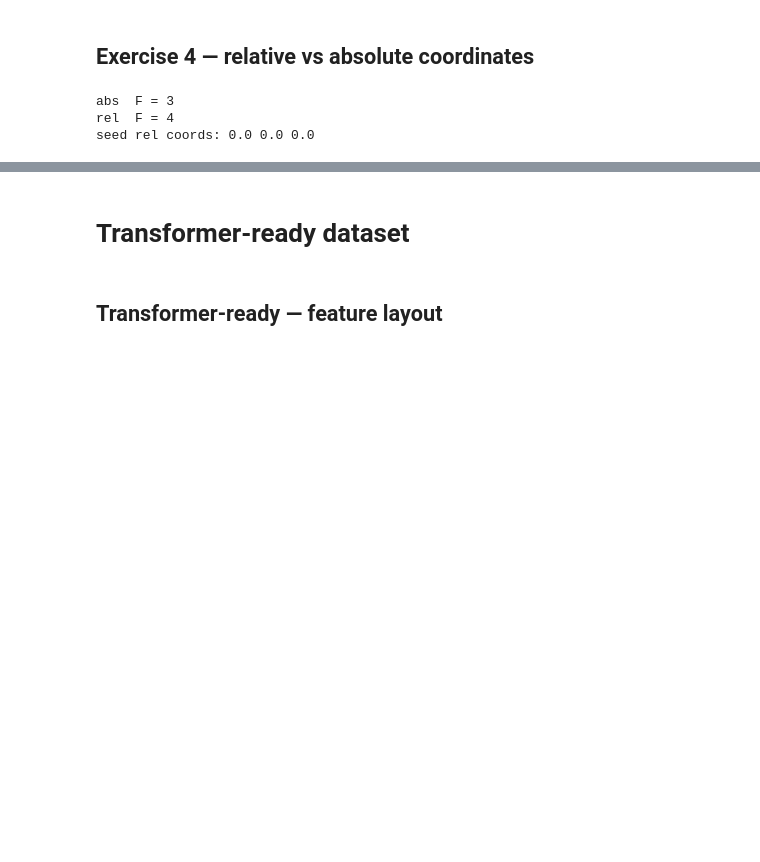
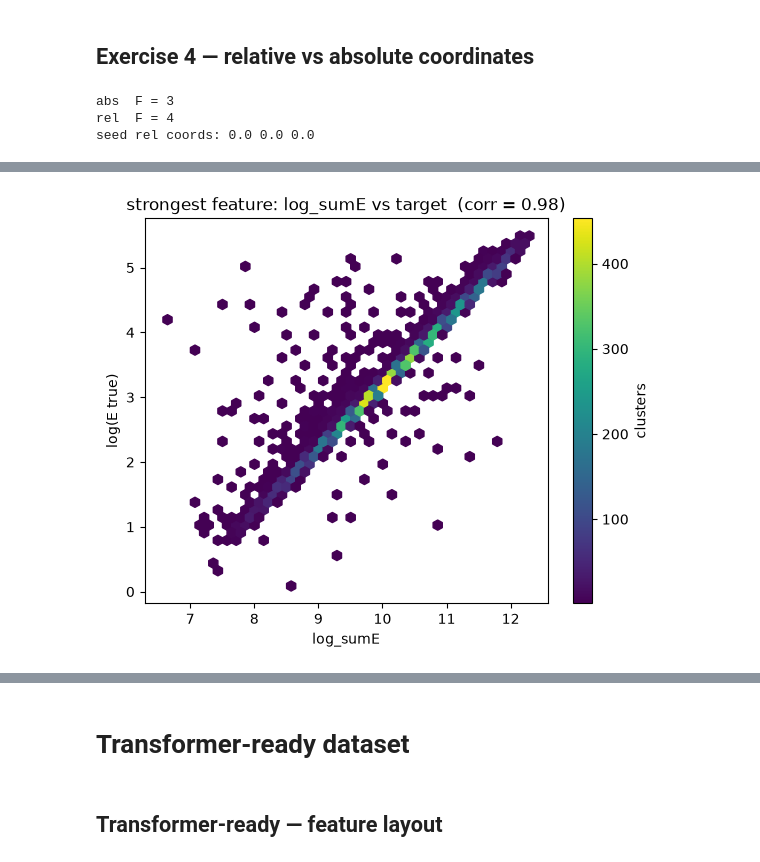
Before and after one commit to Lworakan/GSoC2026-picocal-spacetime-transformer, a Jupyter notebook: notebooks/01_Data understanding _PyTorch tokens.ipynb, the cells around one changed output, grey strips where cells are left out. Cells and saved outputs as stored; diff of their text form; code cells hidden in the pictures; blank space fills up the shorter version.

```diff
--- a/notebooks/01_Data understanding _PyTorch tokens.ipynb
+++ b/notebooks/01_Data understanding _PyTorch tokens.ipynb
@@ -513,0 +605,9 @@ seed rel coords: 0.0 0.0 0.0
+# %%
+top = corr.index[-1]
+plt.figure(figsize=(6.5, 5))
+hb = plt.hexbin(df[top], df["log_Etrue"], gridsize=40, cmap="viridis", mincnt=1)
+plt.xlabel(top); plt.ylabel("log(E true)")
+plt.title(f"strongest feature: {top} vs target  (corr = {df[top].corr(df['log_Etrue']):.2f})")
+plt.colorbar(hb, label="clusters"); plt.show()
+# %% [output]
+[figure, added]
```
Also changed, not shown: parts of 7 cells of this notebook, 30 other files.
